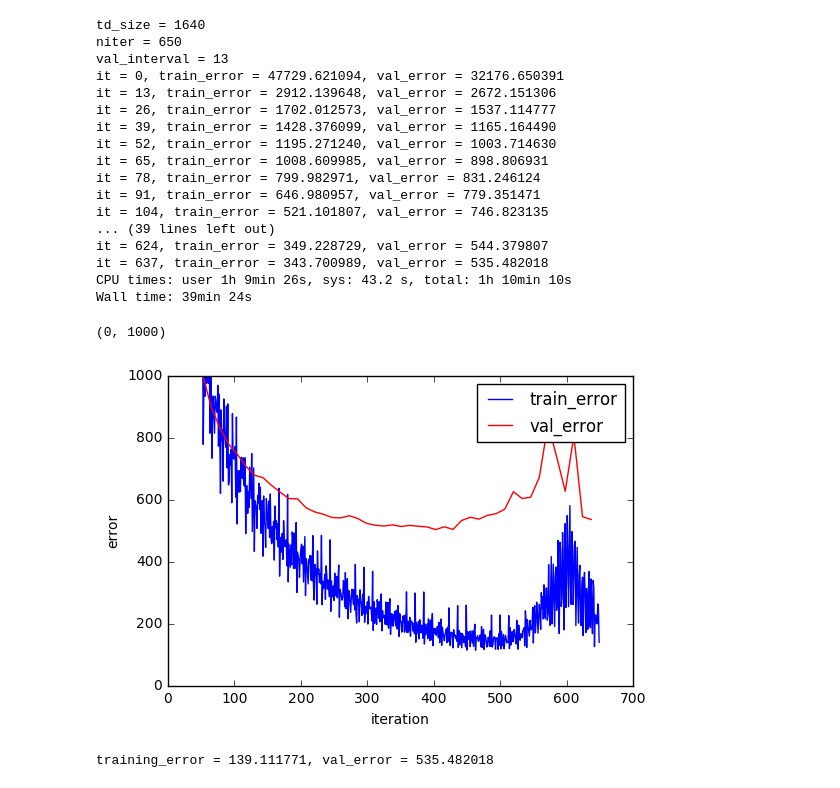
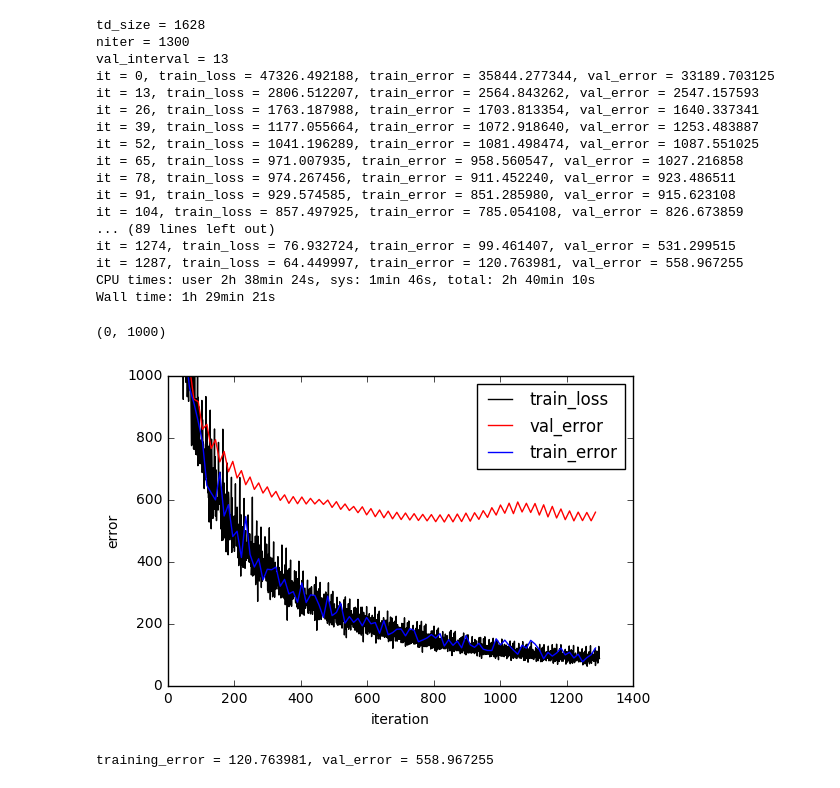
Before and after one commit to shaktisourav/facial_keypoint_recognition, a Jupyter notebook: src/facial_recog_le_net.ipynb, the cells around one changed output. Cells and saved outputs as stored; diff of their text form; code cells hidden in the pictures.

```diff
--- a/src/facial_recog_le_net.ipynb
+++ b/src/facial_recog_le_net.ipynb
@@ -29,9 +29,9 @@ loaded:  ['X_val_clean_cv', 'y_val_clean_cv', 'y_train_clean_cv', 'feature_label
 # %%
 #Define all params for training
 batch_size = 128
-base_learning_rate = 1e-4
-num_epochs = 50
-regularization_param = 5e-4
+base_learning_rate = 5.411695e-03
+num_epochs = 100
+regularization_param = 4.641589e-03
 td_size = X_train_clean_cv.shape[0]
 # td_size = 256
 val_data_size = X_val_clean_cv.shape[0]
@@ -222,3 +222,8 @@ Wall time: 11 µs
+# %%
+def euclidean_loss(a, b):
+    batch_size, num_labels = a.shape
+
+    return np.sum((a-b)**2) / float(batch_size * 2)
 # %%
 %%time
 
@@ -233,68 +238,82 @@ solver = caffe.get_solver(solver_config_fname)
 
 num_iter_per_epoch = int(np.ceil(float(td_size) / batch_size))
 niter = num_iter_per_epoch * num_epochs
+val_interval = num_iter_per_epoch
 
 
-niter_val = int(np.ceil( float(val_data_size) / batch_size))
-val_interval = num_iter_per_epoch
+# niter_val_error = int(np.ceil( float(val_data_size) / batch_size))
+niter_val_error = 2
+niter_train_error = 2
 
 print "td_size = %d" % td_size
 print "niter = %d" % niter
 print "val_interval = %d" % val_interval
-train_error = np.zeros(niter)
+train_loss = np.zeros(niter)
+train_error = np.zeros( int(np.ceil(float(niter) / val_interval)))
 val_error = np.zeros( int(np.ceil(float(niter) / val_interval)))
 
 for it in range(niter):
     solver.step(1)
 
-    train_error[it] = solver.net.blobs['loss'].data
+    train_loss[it] = solver.net.blobs['loss'].data
+
+
 
     if (it % val_interval) == 0:
 
         val_error_this = 0
-        for test_it in range(niter_val):
+        for test_it in range(niter_val_error):
             solver.test_nets[0].forward()
-            val_error_this += solver.test_nets[0].blobs['loss'].data / niter_val
-
+            val_error_this += euclidean_loss(solver.test_nets[0].blobs['score'].data ,
+                                             solver.test_nets[0].blobs['label'].data) / niter_val_error
         val_error[it // val_interval] = val_error_this
 
-        print "it = %d, train_error = %f, val_error = %f" % (it, train_error[it], val_error[it // val_interval])
+        train_error_this = 0
+        for test_it in range(niter_train_error):
+            solver.test_nets[1].forward()
+            train_error_this += euclidean_loss(solver.test_nets[1].blobs['score'].data ,
+                                             solver.test_nets[1].blobs['label'].data) / niter_train_error
+        train_error[it // val_interval] = train_error_this
+
+
+        print "it = %d, train_loss = %f, train_error = %f, val_error = %f" % (it, train_loss[it], train_error[it // val_interval], val_error[it // val_interval])
 
 solver.net.save('lenet_trained.caffemodel')
 # %% [output]
-td_size = 1640
-niter = 650
+td_size = 1628
+niter = 1300
 val_interval = 13
-it = 0, train_error = 47729.621094, val_error = 32176.650391
-it = 13, train_error = 2912.139648, val_error = 2672.151306
-it = 26, train_error = 1702.012573, val_error = 1537.114777
-it = 39, train_error = 1428.376099, val_error = 1165.164490
-it = 52, train_error = 1195.271240, val_error = 1003.714630
-it = 65, train_error = 1008.609985, val_error = 898.806931
-it = 78, train_error = 799.982971, val_error = 831.246124
-it = 91, train_error = 646.980957, val_error = 779.351471
-it = 104, train_error = 521.101807, val_error = 746.823135
-... (39 lines left out)
-it = 624, train_error = 349.228729, val_error = 544.379807
-it = 637, train_error = 343.700989, val_error = 535.482018
-CPU times: user 1h 9min 26s, sys: 43.2 s, total: 1h 10min 10s
-Wall time: 39min 24s
+it = 0, train_loss = 47326.492188, train_error = 35844.277344, val_error = 33189.703125
+it = 13, train_loss = 2806.512207, train_error = 2564.843262, val_error = 2547.157593
+it = 26, train_loss = 1763.187988, train_error = 1703.813354, val_error = 1640.337341
+it = 39, train_loss = 1177.055664, train_error = 1072.918640, val_error = 1253.483887
+it = 52, train_loss = 1041.196289, train_error = 1081.498474, val_error = 1087.551025
+it = 65, train_loss = 971.007935, train_error = 958.560547, val_error = 1027.216858
+it = 78, train_loss = 974.267456, train_error = 911.452240, val_error = 923.486511
+it = 91, train_loss = 929.574585, train_error = 851.285980, val_error = 915.623108
+it = 104, train_loss = 857.497925, train_error = 785.054108, val_error = 826.673859
+... (89 lines left out)
+it = 1274, train_loss = 76.932724, train_error = 99.461407, val_error = 531.299515
+it = 1287, train_loss = 64.449997, train_error = 120.763981, val_error = 558.967255
+CPU times: user 2h 38min 24s, sys: 1min 46s, total: 2h 40min 10s
+Wall time: 1h 29min 21s
 # %%
 import matplotlib.pyplot as plt
 
 _, ax1 = plt.subplots()
 # ax2 = ax1.twinx()
-ax1.plot(range(niter), train_error, label='train_error')
+ax1.plot(range(niter), train_loss, 'k', label='train_loss')
 ax1.plot(val_interval * np.arange(len(val_error)), val_error, 'r', label='val_error')
+ax1.plot(val_interval * np.arange(len(train_error)), train_error, 'b', label='train_error')
 ax1.legend()
 ax1.set_xlabel('iteration')
 ax1.set_ylabel('error')
 ax1.set_ylim([0,1000])
 # %% [output]
 (0, 1000)
-[figure, old version]
+[figure, new version]
 # %%
 print "training_error = %f, val_error = %f" % (train_error[-1], val_error[-1])
 # %% [output]
-training_error = 139.111771, val_error = 535.482018
+training_error = 120.763981, val_error = 558.967255
 # %%
```
Also changed, not shown: parts of 12 cells of this notebook, 1 other file.
